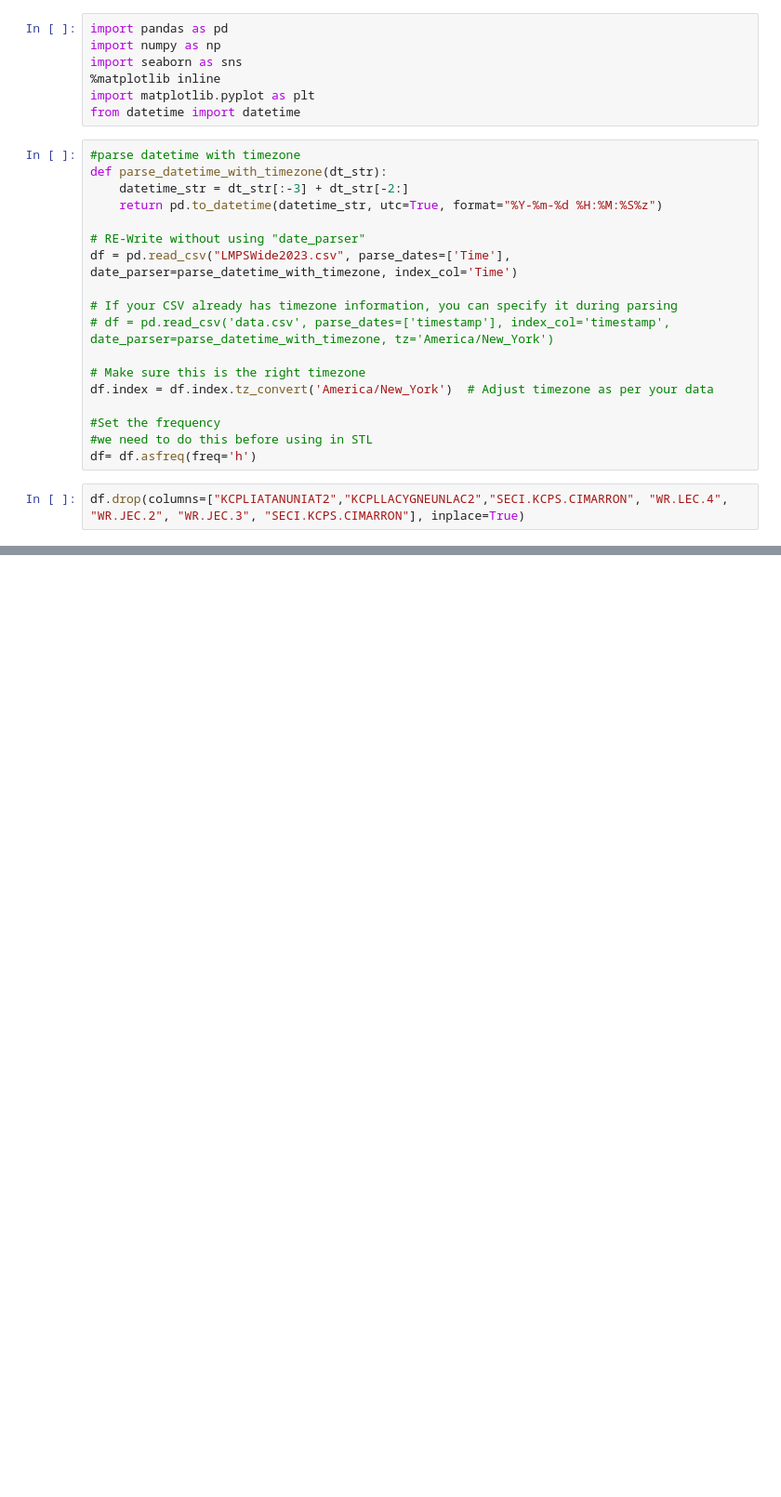
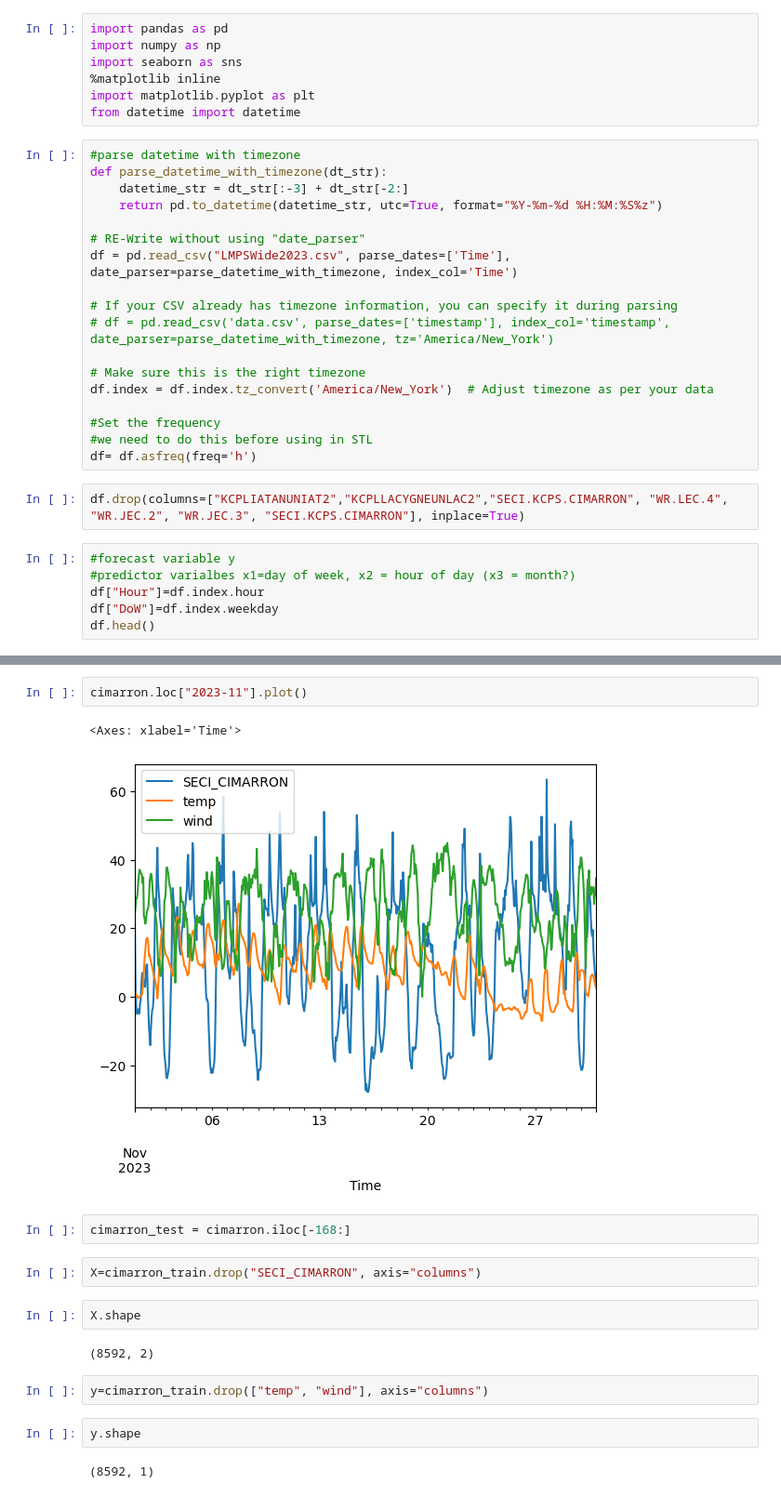
Before and after one commit to maxwellgriffith345/SPPPrices, a Jupyter notebook: FPPPart2.ipynb, the cells around one changed output, grey strips where cells are left out. Shown: that part at 93% size. Saved outputs shown, nothing was run; the diff lists cells and outputs as text; blank space fills up the shorter version.

```diff
--- a/FPPPart2.ipynb
+++ b/FPPPart2.ipynb
@@ -27,3 +27,9 @@ df.index = df.index.tz_convert('America/New_York')  # Adjust timezone as per you
 df= df.asfreq(freq='h')
 # %%
 df.drop(columns=["KCPLIATANUNIAT2","KCPLLACYGNEUNLAC2","SECI.KCPS.CIMARRON", "WR.LEC.4", "WR.JEC.2", "WR.JEC.3", "SECI.KCPS.CIMARRON"], inplace=True)
+# %%
+#forecast variable y
+#predictor varialbes x1=day of week, x2 = hour of day (x3 = month?)
+df["Hour"]=df.index.hour
+df["DoW"]=df.index.weekday
+df.head()
@@ -29,0 +109,19 @@ df.drop(columns=["KCPLIATANUNIAT2","KCPLLACYGNEUNLAC2","SECI.KCPS.CIMARRON", "WR
+# %%
+cimarron.loc["2023-11"].plot()
+# %% [output]
+<Axes: xlabel='Time'>
+[figure, added]
+# %%
+cimarron_test = cimarron.iloc[-168:]
+# %%
+X=cimarron_train.drop("SECI_CIMARRON", axis="columns")
+# %%
+X.shape
+# %% [output]
+(8592, 2)
+# %%
+y=cimarron_train.drop(["temp", "wind"], axis="columns")
+# %%
+y.shape
+# %% [output]
+(8592, 1)
```
Also changed, not shown: parts of 26 cells of this notebook, 1 other file.
